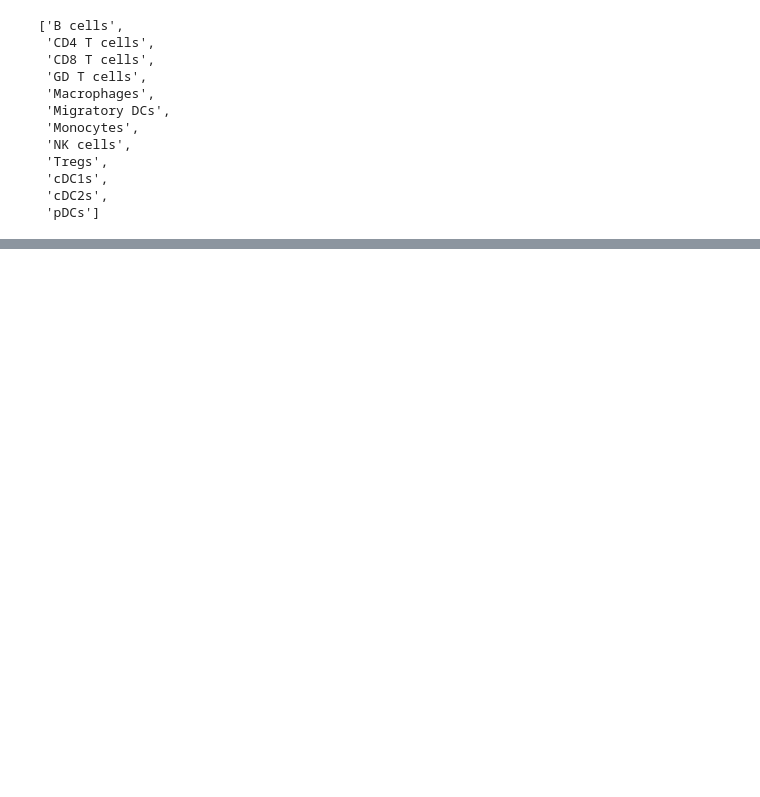
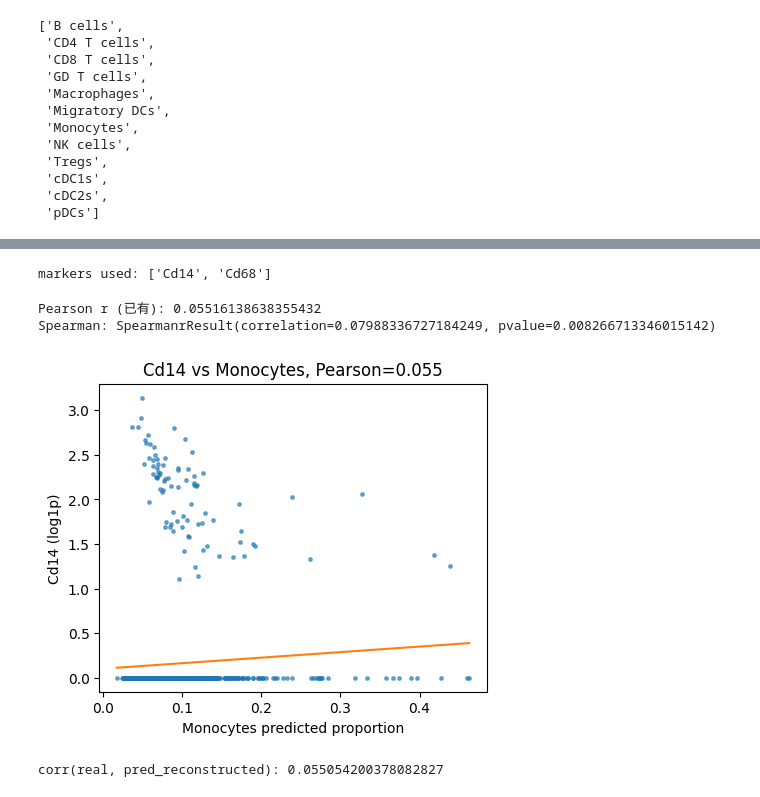
Before and after one commit to 11e11/myselftest, a Jupyter notebook: myval_claude.ipynb, the cells around one changed output, grey strips where cells are left out. Cells and saved outputs as stored; diff of their text form; code cells hidden in the pictures; blank space fills up the shorter version.

```diff
--- a/myval_claude.ipynb
+++ b/myval_claude.ipynb
@@ -486,0 +517,58 @@ sc.pl.embedding(
+# %%
+# python
+# 1) 多基因 signature（若单基因弱，用多个 marker 的平均更稳定）
+markers = ["CD14","CD68","LYZ","S100A8","S100A9","FCGR3A"]
+# 与 ST.var_names 对齐（不区分大小写）
+vn = list(ST.var_names)
+m_present = [g for g in markers if g in vn or g.capitalize() in vn or g.upper() in vn]
+# 尝试大小写变体
+m_present = list({next((x for x in (g,g.capitalize(),g.upper()) if x in vn), None):None for g in markers}.keys())
+m_present = [m for m in m_present if m is not None]
+print("markers used:", m_present)
+if m_present:
+    Xm = ST[:, m_present].X
+    if hasattr(Xm, "toarray"): Xm = Xm.A
+    sig = Xm.mean(axis=1)   # signature = 各 marker 的均值
+else:
+    sig = None
+# %% [output]
+markers used: ['Cd14', 'Cd68']
+# %%
+# python
+# 2) 计算 Spearman（对非线性/稀疏更稳健）并画散点 + 线性拟合
+from scipy.stats import spearmanr, linregress
+import matplotlib.pyplot as plt
+gene = "Cd14"
+Xg = ST[:, gene].X
+if hasattr(Xg, "toarray"): Xg = Xg.A
+Xg = Xg.ravel()
+mono_pred = pred[:, celltypes.index("Monocytes")]  # numpy array
+print("Pearson r (已有):", np.corrcoef(Xg, mono_pred)[0,1])
+print("Spearman:", spearmanr(Xg, mono_pred))
+# 散点图 + 回归线
+slope, intercept, r, p, se = linregress(mono_pred, Xg)
+plt.figure(figsize=(5,4))
+plt.scatter(mono_pred, Xg, s=6, alpha=0.6)
+xs = np.linspace(mono_pred.min(), mono_pred.max(), 100)
+plt.plot(xs, slope*xs+intercept, color='C1')
+plt.xlabel("Monocytes predicted proportion")
+plt.ylabel(f"{gene} (log1p)")
+plt.title(f"{gene} vs Monocytes, Pearson={np.corrcoef(Xg,mono_pred)[0,1]:.3f}")
+plt.show()
+# %% [output]
+Pearson r (已有): 0.05516138638355432
+Spearman: SpearmanrResult(correlation=0.07988336727184249, pvalue=0.008266713346015142)
+[figure, added]
+# %%
+# python
+# 3) 用参考表达 E 重建该基因的预测表达（pred @ E），比较与真实表达
+# 需要 ref_genes (get_reference_profile 返回的 ref_genes) 与 E 已存在
+try:
+    gi = ref_genes.index(gene)  # 若名字对不上会抛异常
+    pred_gene = pred @ E[:, gi]   # pred 是 [n_spots, n_types]，E [n_types, n_genes]
+    from scipy.stats import pearsonr
+    print("corr(real, pred_reconstructed):", pearsonr(Xg, pred_gene)[0])
+except Exception as e:
+    print("无法用 ref_genes 定位该基因：", e)
+# %% [output]
+corr(real, pred_reconstructed): 0.055054200378082827
```
Also changed, not shown: parts of 13 cells of this notebook, 2 other files.
